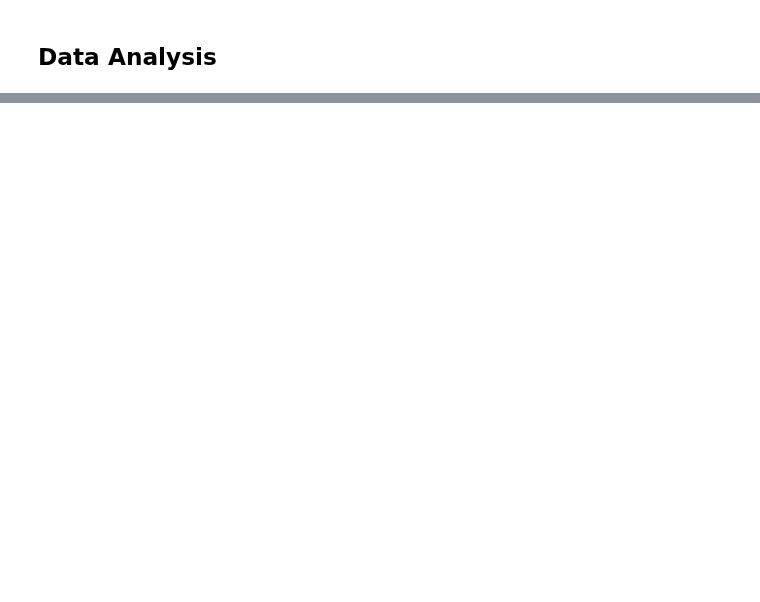
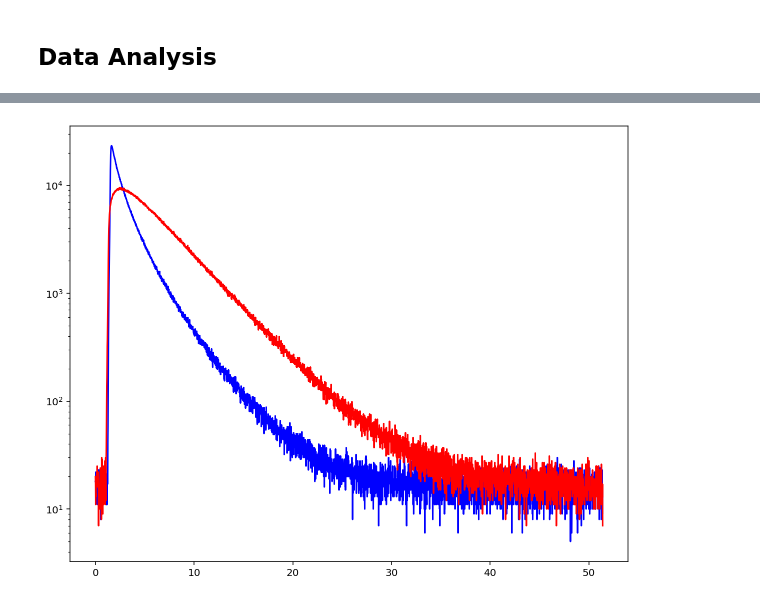
Before and after one commit to Tomkaehst/PhasorFLIM, a Jupyter notebook: notebooks/HyD_detector_benchmark.ipynb, the cells around one changed output, grey strips where cells are left out. Cells and saved outputs as stored; diff of their text form; code cells hidden in the pictures; blank space fills up the shorter version.

```diff
--- a/notebooks/HyD_detector_benchmark.ipynb
+++ b/notebooks/HyD_detector_benchmark.ipynb
@@ -255,0 +307,10 @@ plt.show()
+# %%
+ns_hist_c1 = np.histogram(nanotimes[np.where(markers == 0)], bins = 3214)
+ns_hist_c2 = np.histogram(nanotimes[np.where(markers == 1)], bins = 3214)
+# %%
+plt.plot(ns_hist_c1[1][:-1], ns_hist_c1[0], 'b-')
+plt.plot(ns_hist_c2[1][:-1], ns_hist_c2[0], 'r-')
+plt.yscale('log')
+plt.show()
+# %% [output]
+[figure, added]
```
Also changed, not shown: parts of 13 cells of this notebook, 3 other files.
